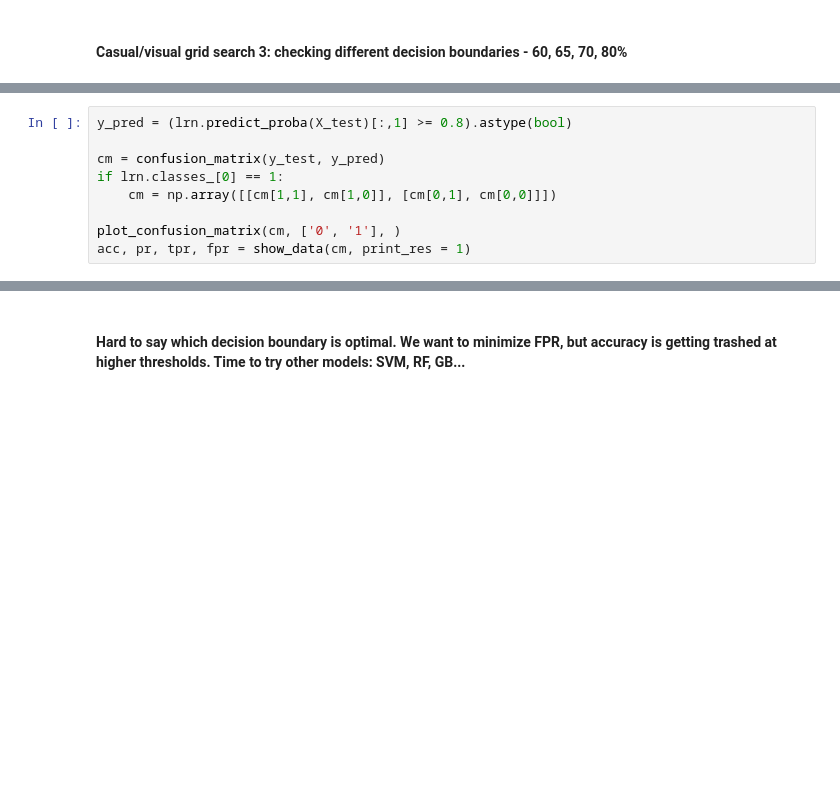
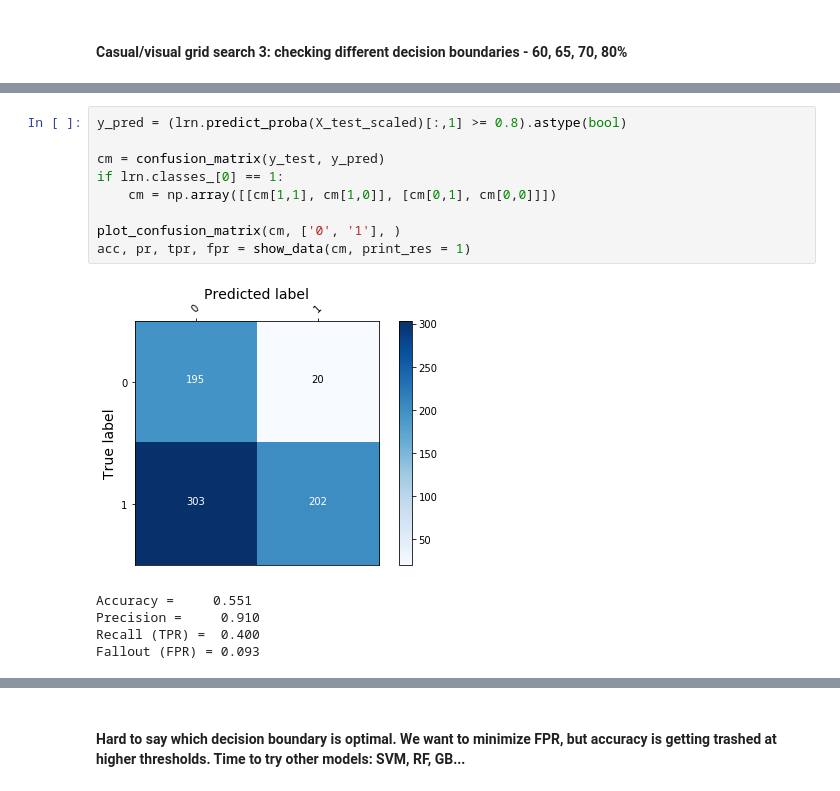
Before and after one commit to ryanlrappa/film-profit-prediction, a Jupyter notebook: jupyter_notebooks/6_modeling.ipynb, the cells around one changed output, grey strips where cells are left out. Saved outputs shown, nothing was run; the diff lists cells and outputs as text; blank space fills up the shorter version.

```diff
--- a/jupyter_notebooks/6_modeling.ipynb
+++ b/jupyter_notebooks/6_modeling.ipynb
@@ -277,10 +311,16 @@ acc, pr, tpr, fpr = show_data(cm, print_res = 1)
 # %%
-y_pred = (lrn.predict_proba(X_test)[:,1] >= 0.8).astype(bool)
+y_pred = (lrn.predict_proba(X_test_scaled)[:,1] >= 0.8).astype(bool)
 
 cm = confusion_matrix(y_test, y_pred)
 if lrn.classes_[0] == 1:
     cm = np.array([[cm[1,1], cm[1,0]], [cm[0,1], cm[0,0]]])
 
 plot_confusion_matrix(cm, ['0', '1'], )
 acc, pr, tpr, fpr = show_data(cm, print_res = 1)
+# %% [output]
+[figure, added]
+Accuracy =     0.551
+Precision =     0.910
+Recall (TPR) =  0.400
+Fallout (FPR) = 0.093
 # %%
```
Also changed, not shown: parts of 22 cells of this notebook.
